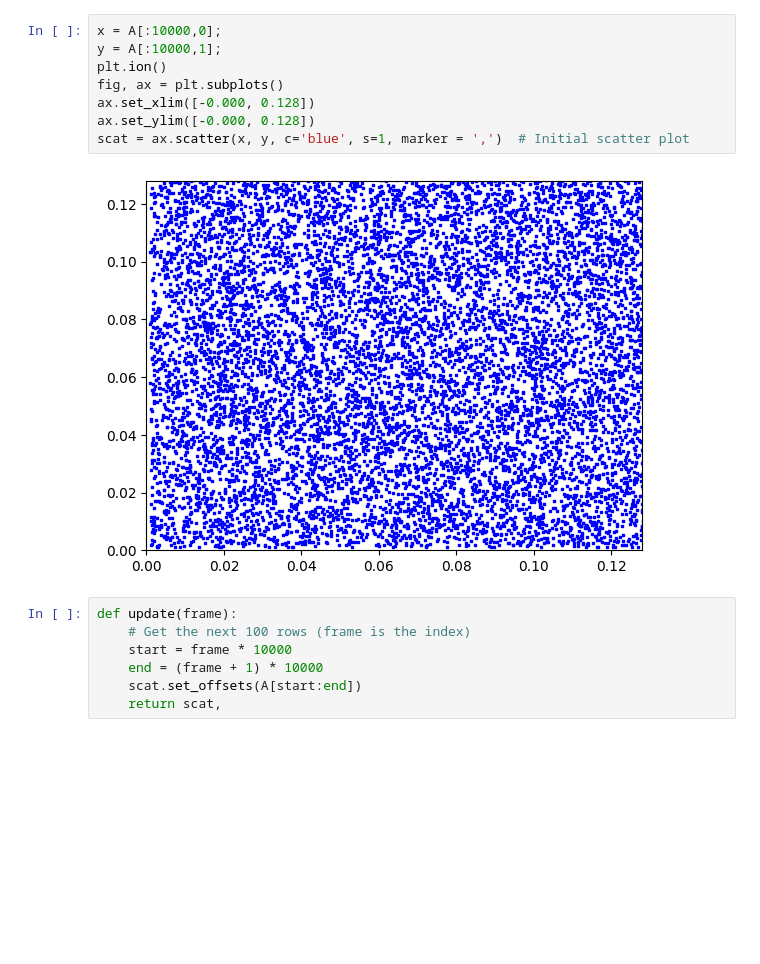
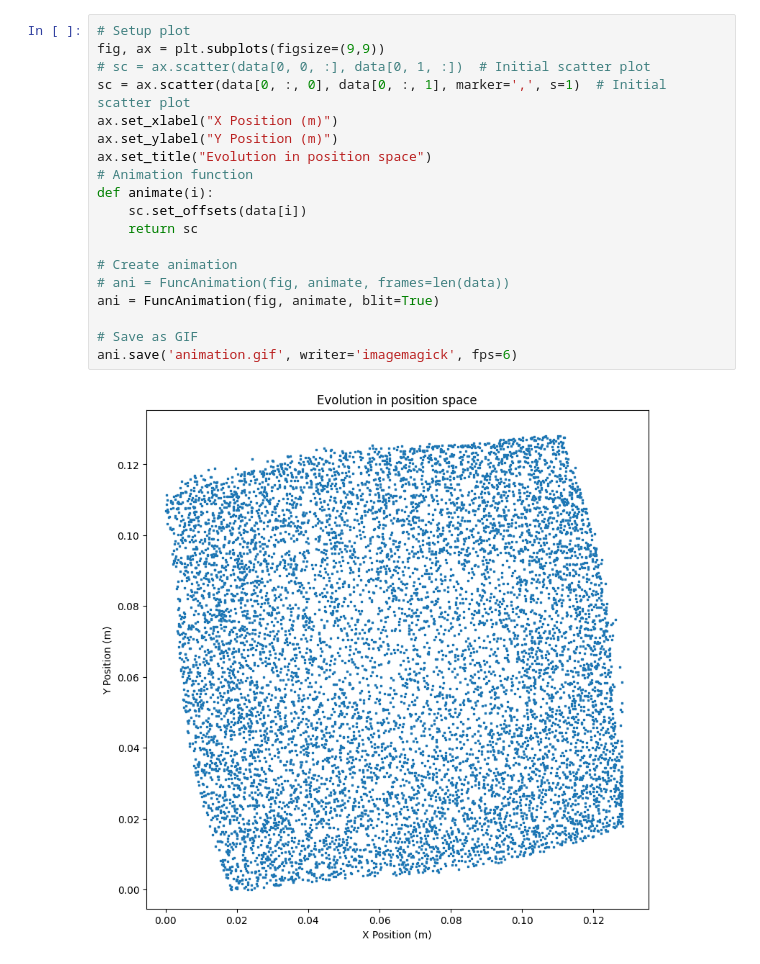
Before and after one commit to Nordic10/Compphys2Plasma, a Jupyter notebook: visualize_pic_data.ipynb, the cells around one changed output. Cells and saved outputs as stored; diff of their text form; blank space fills up the shorter version.

Commit message:
Animation

```diff
--- a/visualize_pic_data.ipynb
+++ b/visualize_pic_data.ipynb
@@ -10,18 +23,22 @@ A = df.astype(float).to_numpy();
-# %%
-x = A[:10000,0];
-y = A[:10000,1];
-plt.ion()
-fig, ax = plt.subplots()
-ax.set_xlim([-0.000, 0.128])
-ax.set_ylim([-0.000, 0.128])
-scat = ax.scatter(x, y, c='blue', s=1, marker = ',')  # Initial scatter plot
-# %% [output]
-[figure, removed]
-# %%
-def update(frame):
-    # Get the next 100 rows (frame is the index)
-    start = frame * 10000
-    end = (frame + 1) * 10000
-    scat.set_offsets(A[start:end])
-    return scat,
+# %%
+# Setup plot
+fig, ax = plt.subplots(figsize=(9,9))
+# sc = ax.scatter(data[0, 0, :], data[0, 1, :])  # Initial scatter plot
+sc = ax.scatter(data[0, :, 0], data[0, :, 1], marker=',', s=1)  # Initial scatter plot
+ax.set_xlabel("X Position (m)")
+ax.set_ylabel("Y Position (m)")
+ax.set_title("Evolution in position space")
+# Animation function
+def animate(i):
+    sc.set_offsets(data[i])
+    return sc
+
+# Create animation
+# ani = FuncAnimation(fig, animate, frames=len(data))
+ani = FuncAnimation(fig, animate, blit=True)
+
+# Save as GIF
+ani.save('animation.gif', writer='imagemagick', fps=6)
+# %% [output]
+[figure, added]
 # %%
```
Also changed, not shown: parts of 13 cells of this notebook.
